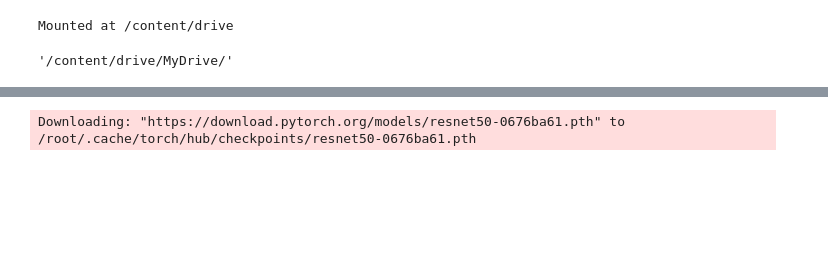
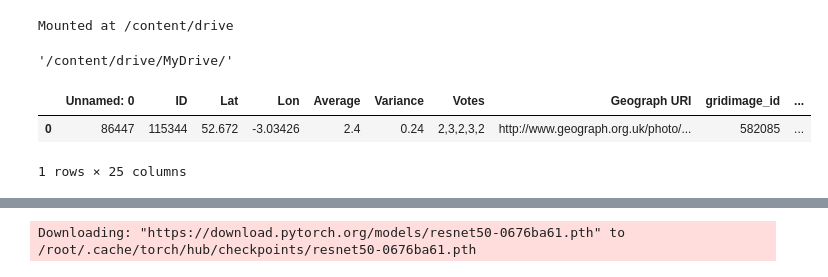
Before and after one commit to bilalgodesto/fyp, a Jupyter notebook: ResNet50.ipynb, the cells around one changed output, grey strips where cells are left out. Saved outputs shown, nothing was run; the diff lists cells and outputs as text; code cells hidden in the pictures; blank space fills up the shorter version.

```diff
--- a/ResNet50.ipynb
+++ b/ResNet50.ipynb
@@ -69,5 +97,11 @@ url = "https://drive.google.com/uc?id=1jeklgJ7eyJe_YHMii9RXcXxySIQrTh_O"
 response = requests.get(url)
 val_df = pd.read_csv(StringIO(response.text))
+# %%
+train_df.head(1)
+# %% [output]
+|  | Unnamed: 0 | ID | Lat | Lon | Average | Variance | Votes | Geograph URI | gridimage_id | ... |
+| 0 | 86447 | 115344 | 52.672 | -3.03426 | 2.4 | 0.24 | 2,3,2,3,2 | http://www.geograph.org.uk/photo/... | 582085 | ... |
+1 rows × 25 columns
 # %%
 import pandas as pd
 
```
Also changed, not shown: parts of 17 cells of this notebook, 4 other files.
